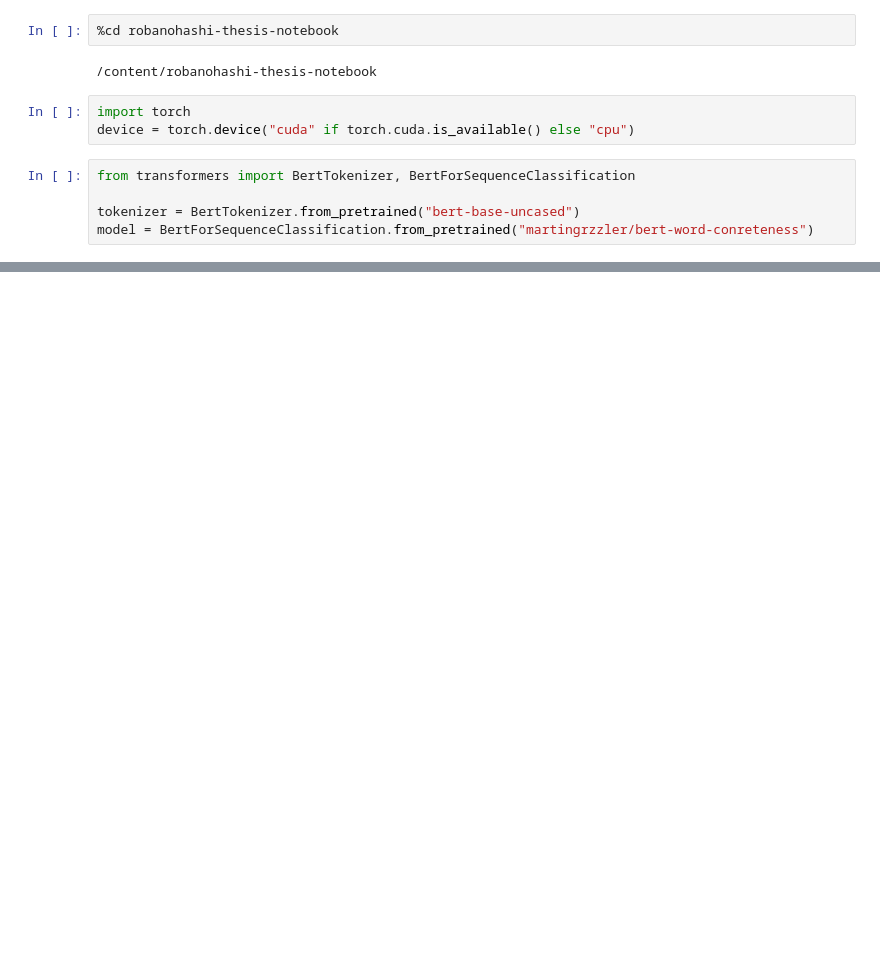
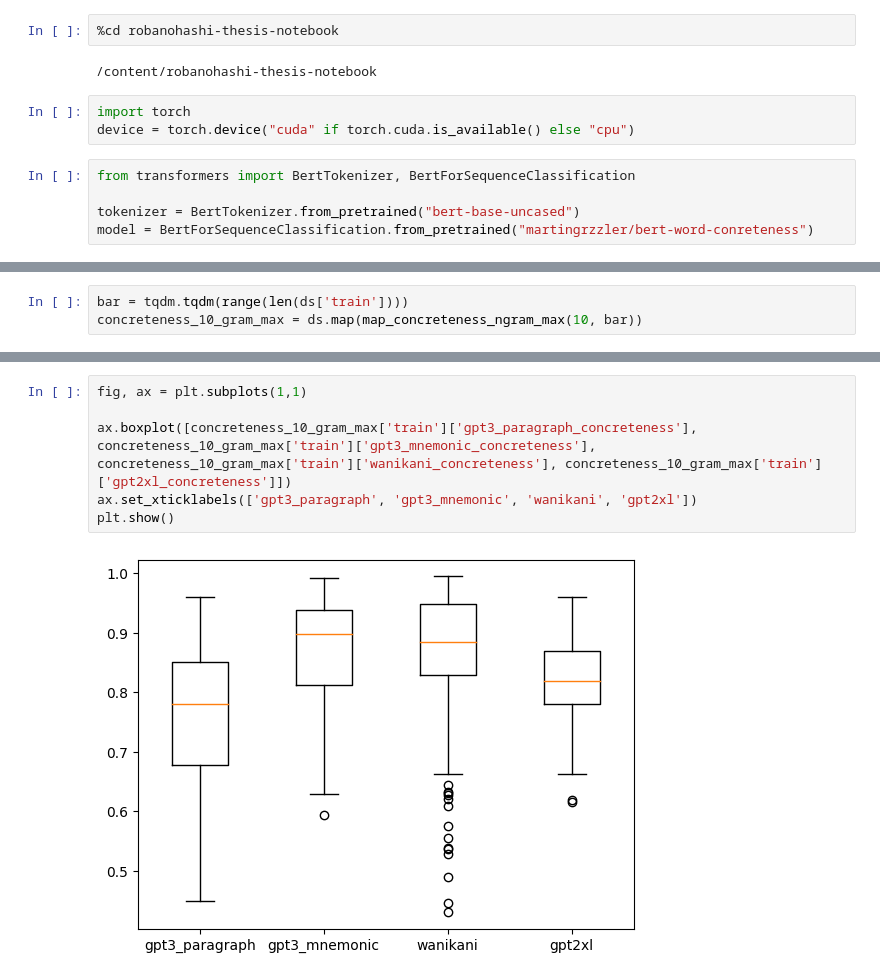
Before and after one commit to martingrzzler/robanohashi-thesis-notebook, a Jupyter notebook: concreteness_metric.ipynb, the cells around one changed output, grey strips where cells are left out. Cells and saved outputs as stored; diff of their text form; blank space fills up the shorter version.

```diff
--- a/concreteness_metric.ipynb
+++ b/concreteness_metric.ipynb
@@ -51,0 +232,3 @@ BertForSequenceClassification(
+# %%
+bar = tqdm.tqdm(range(len(ds['train'])))
+concreteness_10_gram_max = ds.map(map_concreteness_ngram_max(10, bar))
@@ -51,0 +240,8 @@ BertForSequenceClassification(
+# %%
+fig, ax = plt.subplots(1,1)
+
+ax.boxplot([concreteness_10_gram_max['train']['gpt3_paragraph_concreteness'], concreteness_10_gram_max['train']['gpt3_mnemonic_concreteness'], concreteness_10_gram_max['train']['wanikani_concreteness'], concreteness_10_gram_max['train']['gpt2xl_concreteness']])
+ax.set_xticklabels(['gpt3_paragraph', 'gpt3_mnemonic', 'wanikani', 'gpt2xl'])
+plt.show()
+# %% [output]
+[figure, added]
```
Also changed, not shown: parts of 31 cells of this notebook.
